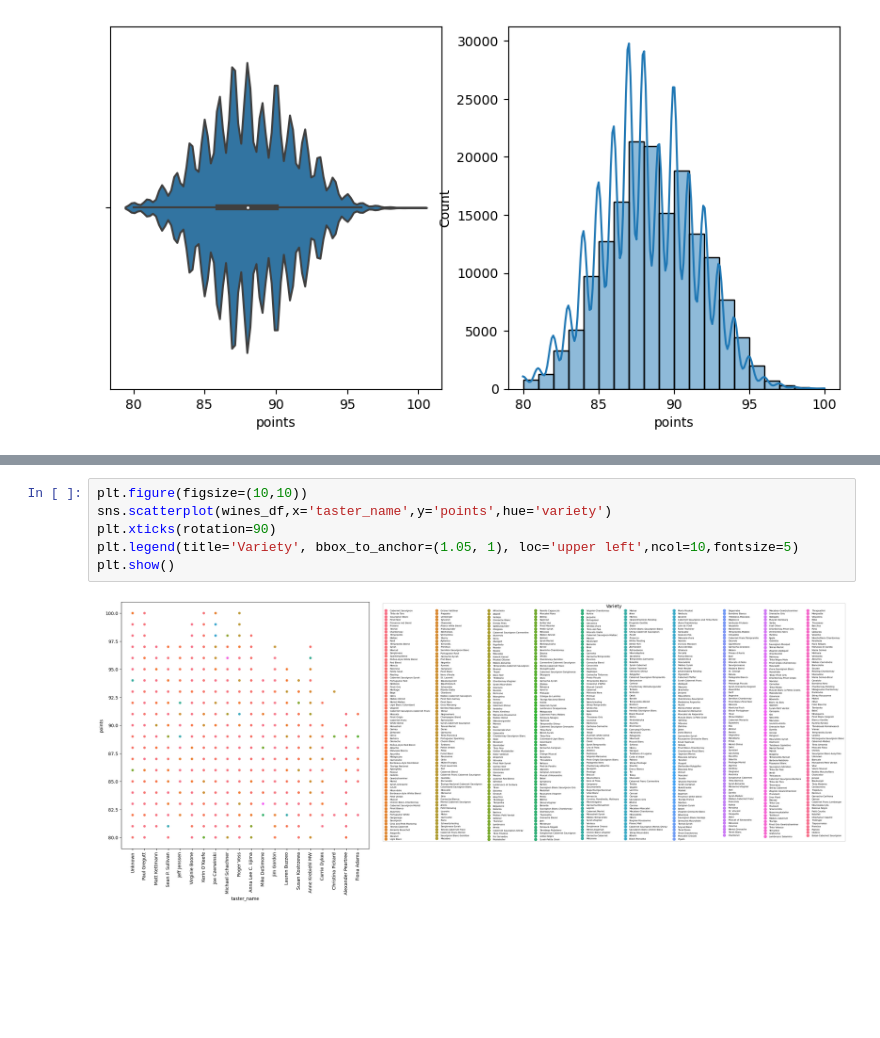
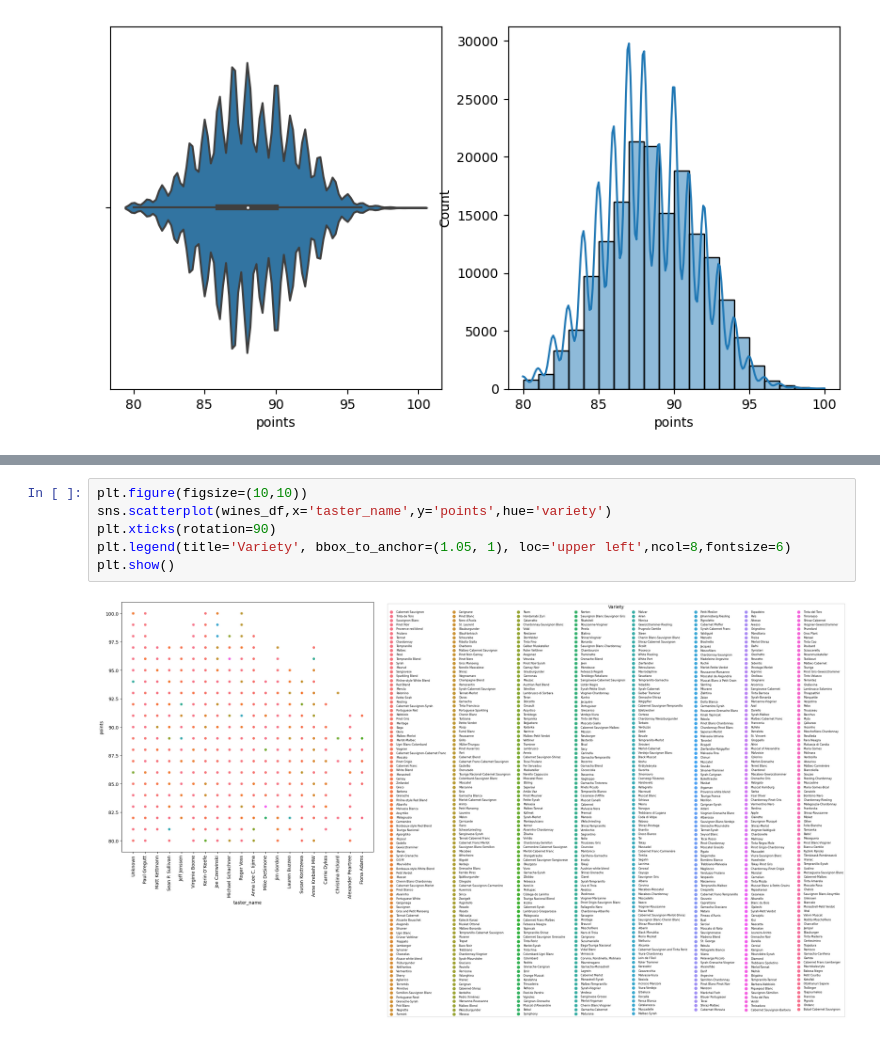
Before and after one commit to Diacon81/Wine, a Jupyter notebook: wines.ipynb, the cells around one changed output, grey strips where cells are left out. Cells and saved outputs as stored; diff of their text form; blank space fills up the shorter version.

```diff
--- a/wines.ipynb
+++ b/wines.ipynb
@@ -350,8 +368,8 @@ plt.show()
 # %%
 plt.figure(figsize=(10,10))
 sns.scatterplot(wines_df,x='taster_name',y='points',hue='variety')
 plt.xticks(rotation=90)
-plt.legend(title='Variety', bbox_to_anchor=(1.05, 1), loc='upper left',ncol=10,fontsize=5)
+plt.legend(title='Variety', bbox_to_anchor=(1.05, 1), loc='upper left',ncol=8,fontsize=6)
 plt.show()
 # %% [output]
-[figure, old version]
+[figure, new version]
```
Also changed, not shown: parts of 14 cells of this notebook.
